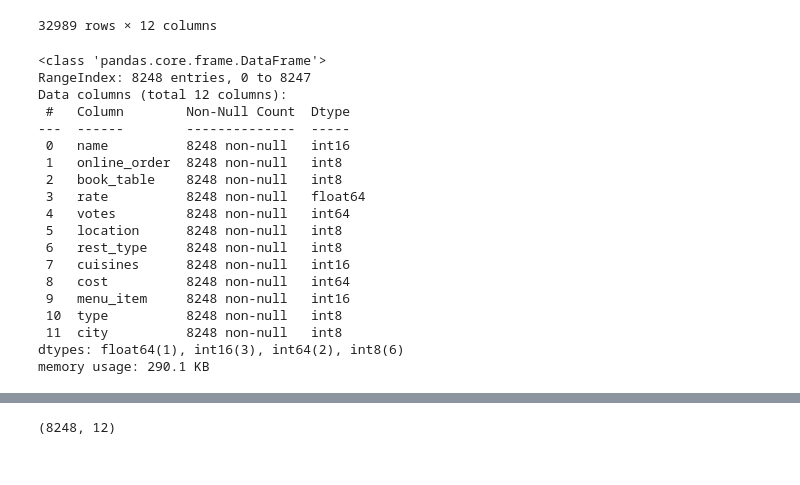
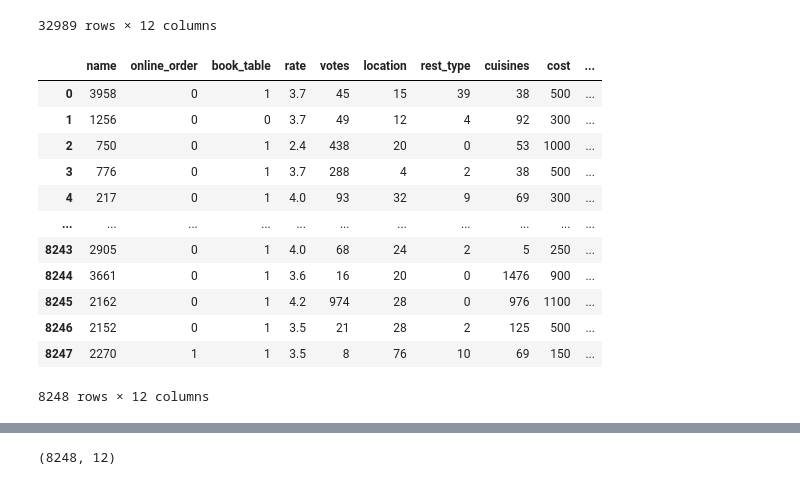
Before and after one commit to 07Sada/Restaurant_Rating_Prediction, a Jupyter notebook: demo.ipynb, the cells around one changed output, grey strips where cells are left out. Drawn from its saved outputs; the diff is of its cells as text; code cells hidden in the pictures.

```diff
--- a/demo.ipynb
+++ b/demo.ipynb
@@ -44,8 +44,8 @@ def encode_categorical_variables(base: pd.DataFrame, train_df: pd.DataFrame, tes
             raise RatingException(e, sys)
 # %%
 base_file = pd.concat(pd.read_csv('/config/workspace/zomato_cleaned.csv', chunksize = 5000)).drop(['address', 'reviews_list'], axis=1)
-train_file = pd.concat(pd.read_csv("/config/workspace/artifact/02_19_2023__11_59_43/data_ingestion/dataset/train.csv", chunksize = 5000)).drop(['address', 'reviews_list'], axis=1)
-test_file = pd.concat(pd.read_csv("/config/workspace/artifact/02_19_2023__11_59_43/data_ingestion/dataset/test.csv", chunksize = 5000)).drop(['address', 'reviews_list'], axis=1)
+train_file = pd.concat(pd.read_csv("/config/workspace/artifact/02_21_2023__12_48_32/data_ingestion/dataset/train.csv", chunksize = 5000)).drop(['address', 'reviews_list'], axis=1)
+test_file = pd.concat(pd.read_csv("/config/workspace/artifact/02_21_2023__12_48_32/data_ingestion/dataset/test.csv", chunksize = 5000)).drop(['address', 'reviews_list'], axis=1)
 # %%
 train_df, test_df = encode_categorical_variables(base=base_file, test_df=test_file, train_df=train_file)
 # %%
@@ -65,26 +65,20 @@ train_df
 | 32988 | 2776 | 0 | 1 | 3.6 | 36 | 12 | 13 | 142 | 200 | ... |
 32989 rows × 12 columns
 # %%
-test_df.info()
+test_df
 # %% [output]
+|  | name | online_order | book_table | rate | votes | location | rest_type | cuisines | cost | ... |
+| 0 | 3958 | 0 | 1 | 3.7 | 45 | 15 | 39 | 38 | 500 | ... |
+| 1 | 1256 | 0 | 0 | 3.7 | 49 | 12 | 4 | 92 | 300 | ... |
+| 2 | 750 | 0 | 1 | 2.4 | 438 | 20 | 0 | 53 | 1000 | ... |
+| 3 | 776 | 0 | 1 | 3.7 | 288 | 4 | 2 | 38 | 500 | ... |
+| 4 | 217 | 0 | 1 | 4.0 | 93 | 32 | 9 | 69 | 300 | ... |
+| ... | ... | ... | ... | ... | ... | ... | ... | ... | ... | ... |
+| 8243 | 2905 | 0 | 1 | 4.0 | 68 | 24 | 2 | 5 | 250 | ... |
+| 8244 | 3661 | 0 | 1 | 3.6 | 16 | 20 | 0 | 1476 | 900 | ... |
+| 8245 | 2162 | 0 | 1 | 4.2 | 974 | 28 | 0 | 976 | 1100 | ... |
+| 8246 | 2152 | 0 | 1 | 3.5 | 21 | 28 | 2 | 125 | 500 | ... |
+| 8247 | 2270 | 1 | 1 | 3.5 | 8 | 76 | 10 | 69 | 150 | ... |
-<class 'pandas.core.frame.DataFrame'>
-RangeIndex: 8248 entries, 0 to 8247
-Data columns (total 12 columns):
- #   Column        Non-Null Count  Dtype
----  ------        --------------  -----
- 0   name          8248 non-null   int16
- 1   online_order  8248 non-null   int8
- 2   book_table    8248 non-null   int8
- 3   rate          8248 non-null   float64
- 4   votes         8248 non-null   int64
- 5   location      8248 non-null   int8
- 6   rest_type     8248 non-null   int8
- 7   cuisines      8248 non-null   int16
- 8   cost          8248 non-null   int64
- 9   menu_item     8248 non-null   int16
- 10  type          8248 non-null   int8
- 11  city          8248 non-null   int8
-dtypes: float64(1), int16(3), int64(2), int8(6)
-memory usage: 290.1 KB
+8248 rows × 12 columns
 # %%
 # loading the model
```
Also changed, not shown: parts of 8 cells of this notebook, 1 other file.
